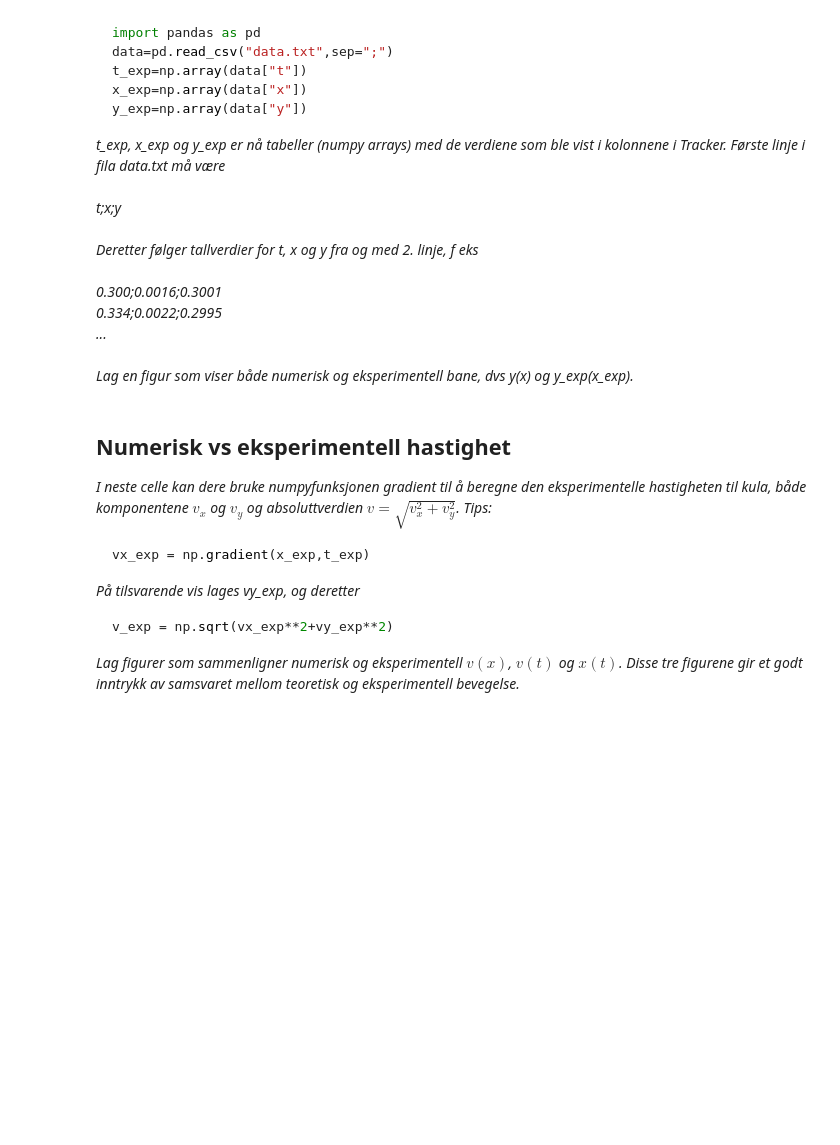
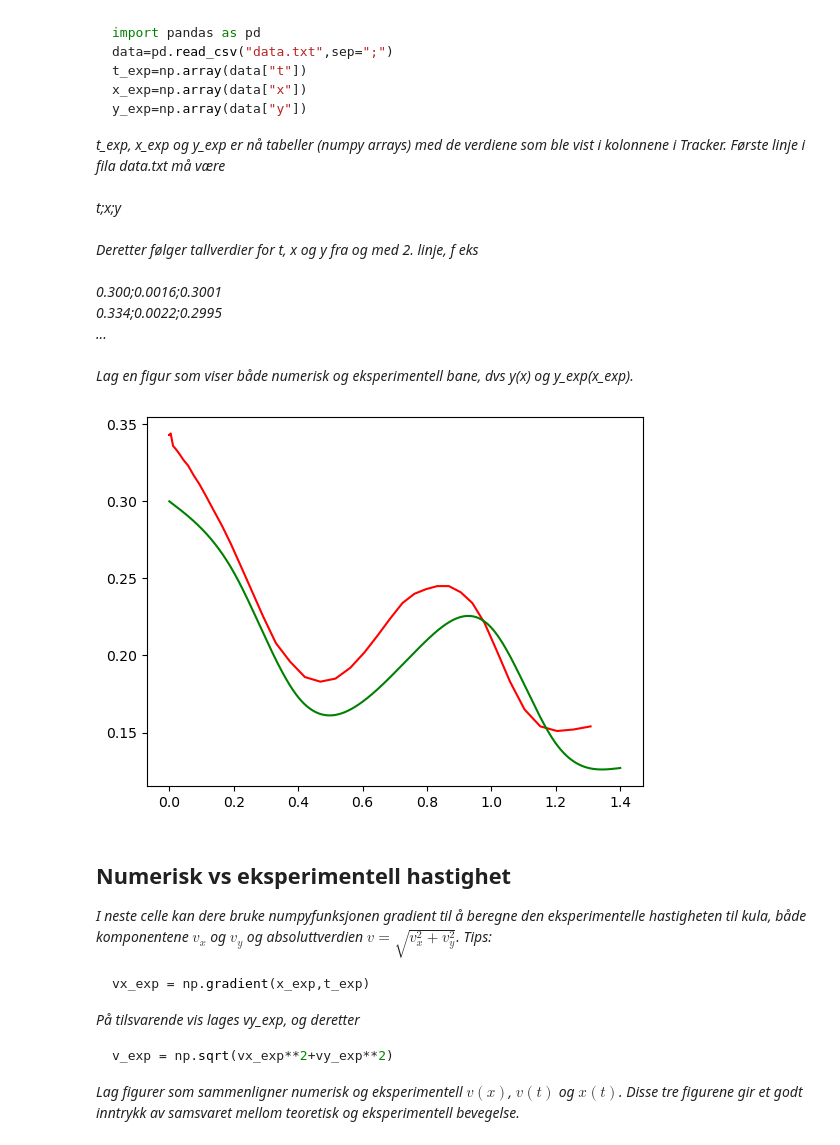
Before and after one commit to kristiancarlenius/Fysikk-Lab, a Jupyter notebook: mal_V24.ipynb, the cells around one changed output. Saved outputs shown, nothing was run; the diff lists cells and outputs as text; code cells hidden in the pictures; blank space fills up the shorter version.

```diff
--- a/mal_V24.ipynb
+++ b/mal_V24.ipynb
@@ -336,9 +337,18 @@ Deretter følger tallverdier for t, x og y fra og med 2. linje, f eks <br><br>
 Lag en figur som viser både numerisk og eksperimentell bane, dvs y(x) og y_exp(x_exp).*
 # %%
 #Innlesing av eksperimentelle verdier for t, x og y
-
-
+import pandas as pd
+data=pd.read_csv("data.txt",sep=";")
+t_exp=np.array(data["t"])
+x_exp=np.array(data["x"])
+y_exp=np.array(data["y"])
+vt_exp=np.array(data["v"])
 #Plotting av numerisk og eksperimentell bane
+plt.plot(x_exp, y_exp, 'r')
+plt.plot(x, y, 'g')
+plt.show()
+# %% [output]
+[figure, added]
 # %% [markdown]
 ## Numerisk vs eksperimentell hastighet
 
```
Also changed, not shown: parts of 4 cells of this notebook, 1 other file.
